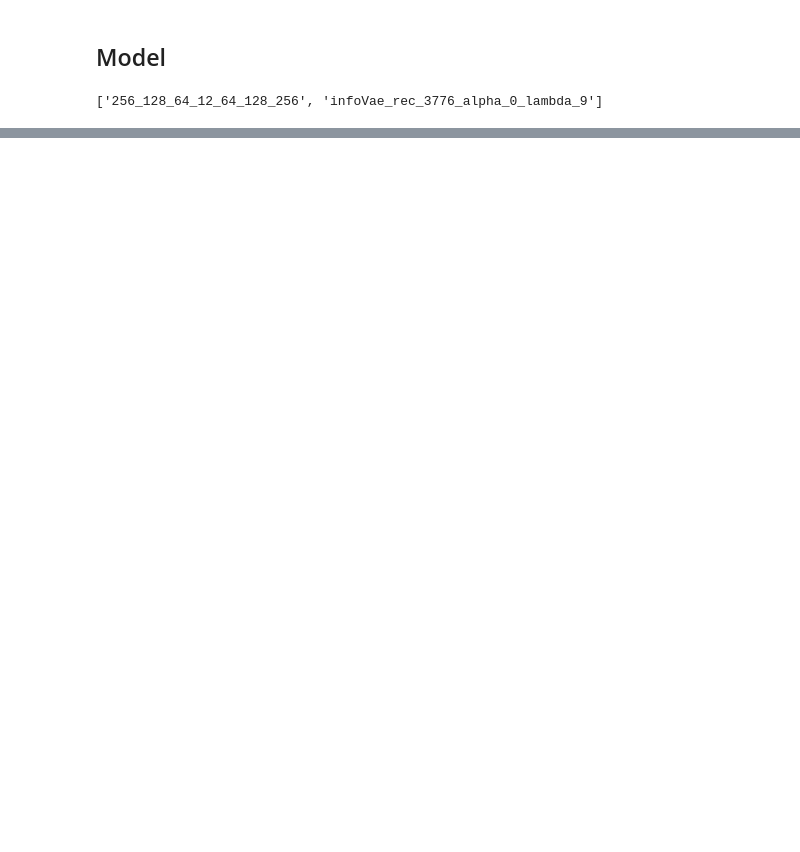
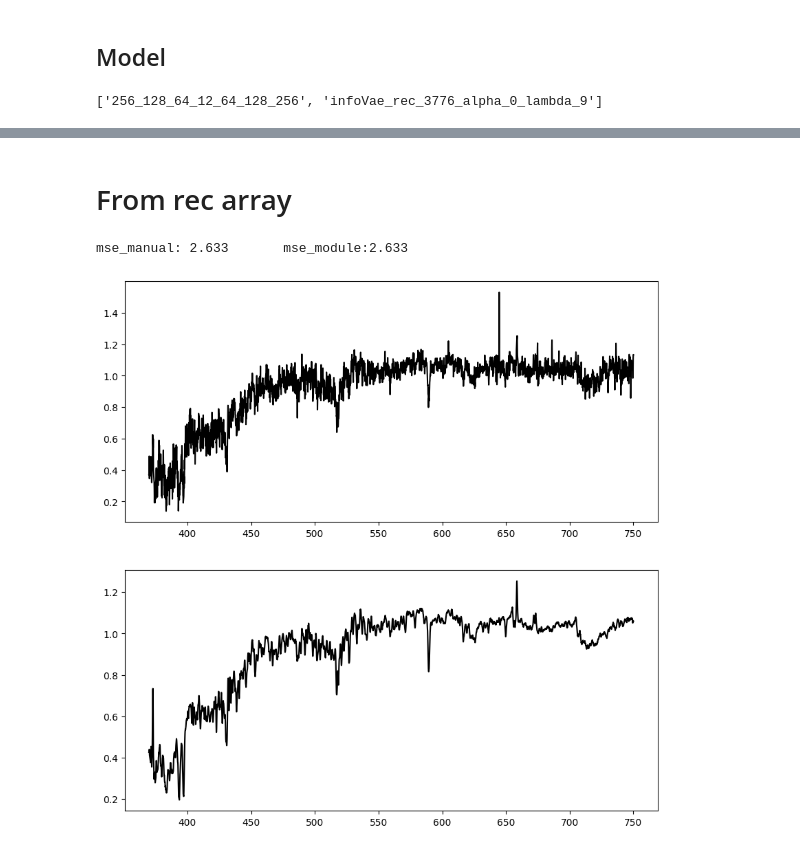
Before and after one commit to ed-ortizm/anomaly, a Jupyter notebook: thesis/99_explore.ipynb, the cells around one changed output, grey strips where cells are left out. Cells and saved outputs as stored; diff of their text form; code cells hidden in the pictures; blank space fills up the shorter version.

```diff
--- a/thesis/99_explore.ipynb
+++ b/thesis/99_explore.ipynb
@@ -125,6 +72,21 @@ idx_id_spec = np.load(
     f"{spectra_dir}/ids_imputing.npy",
     mmap_mode='r'
 )
+# %%
+spectra_03 = np.load(
+    f"{spectra_dir}/bin_03/bin_03_fluxes.npy",
+    mmap_mode="r"
+)
+
+spectra_03_rec = np.load(
+    f"{spectra_dir}/bin_03/bin_03_rec_fluxes.npy",
+    mmap_mode="r"
+)
+
+idx_id_spec_03 = np.load(
+    f"{spectra_dir}/bin_03/bin_03_index_specobjid.npy",
+    mmap_mode='r'
+)
 # %%
 bin_id = 'bin_03'
 score_03_df = pd.read_csv(
@@ -341,0 +191,26 @@ len(only_in_a), len(only_in_b), list(only_in_a)
+# %% [markdown]
+# From rec array
+# %%
+objid = 637325355518027776
+
+spec_idx = specobjid_to_idx(
+        objid, idx_id_spec_03
+)
+# ----------------------------------------------------
+spec = spectra_03[spec_idx]
+rec_spec = spectra_03_rec[spec_idx]
+# ----------------------------------------------------
+mse_manual = np.sqrt(np.sum((spec - rec_spec)**2))
+mse_module = Reconstruction().mse(spec, rec_spec)[0][0]
+print(f'mse_manual: {mse_manual:.3f}\tmse_module:{mse_module:.3f}')
+# ----------------------------------------------------
+fig, ax = plt.subplots(2,1, figsize=(10, 10))
+
+
+ax[0].plot(wave_nm, spec, color='black')
+ax[1].plot(wave_nm, rec_spec, color='black')
+
+plt.show()
+# %% [output]
+mse_manual: 2.633       mse_module:2.633
+[figure, added]
```
Also changed, not shown: parts of 38 cells of this notebook, 3 other files.
